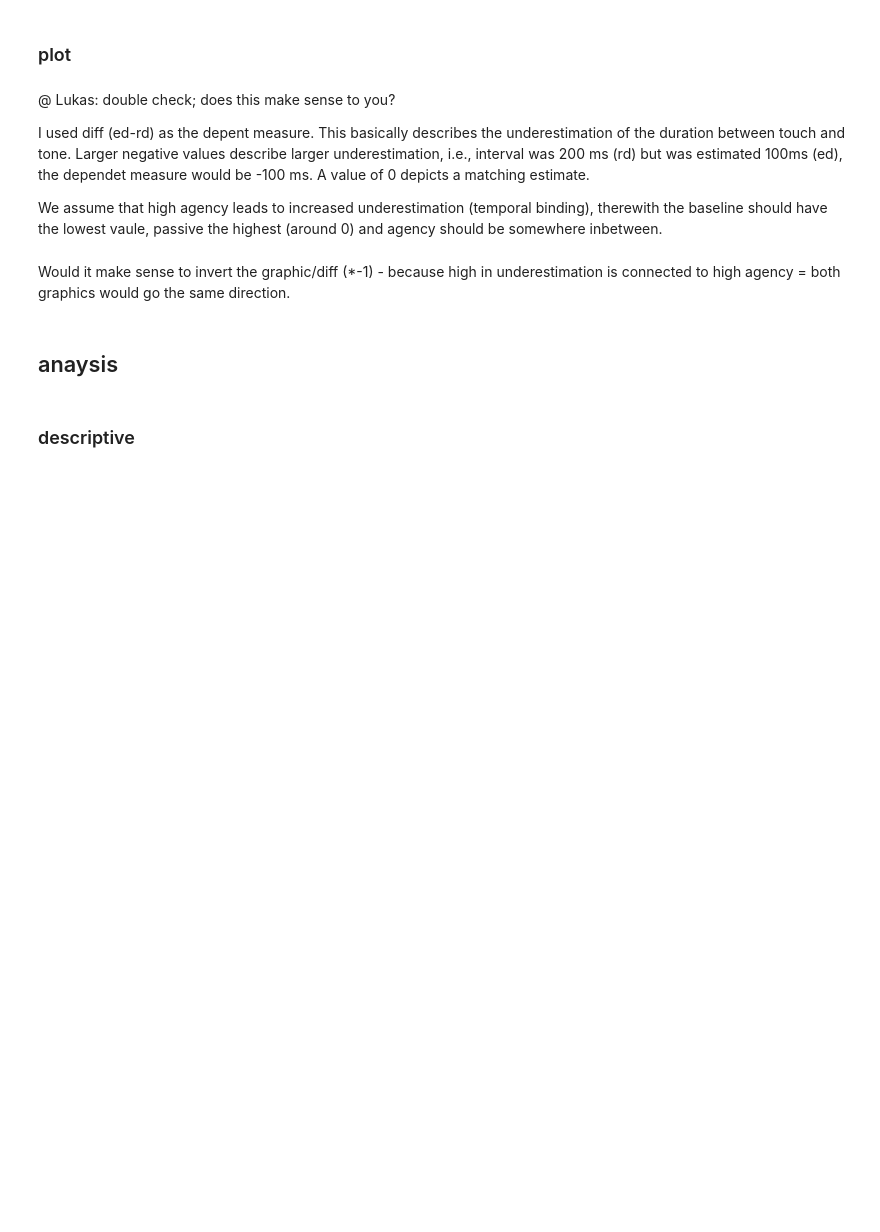
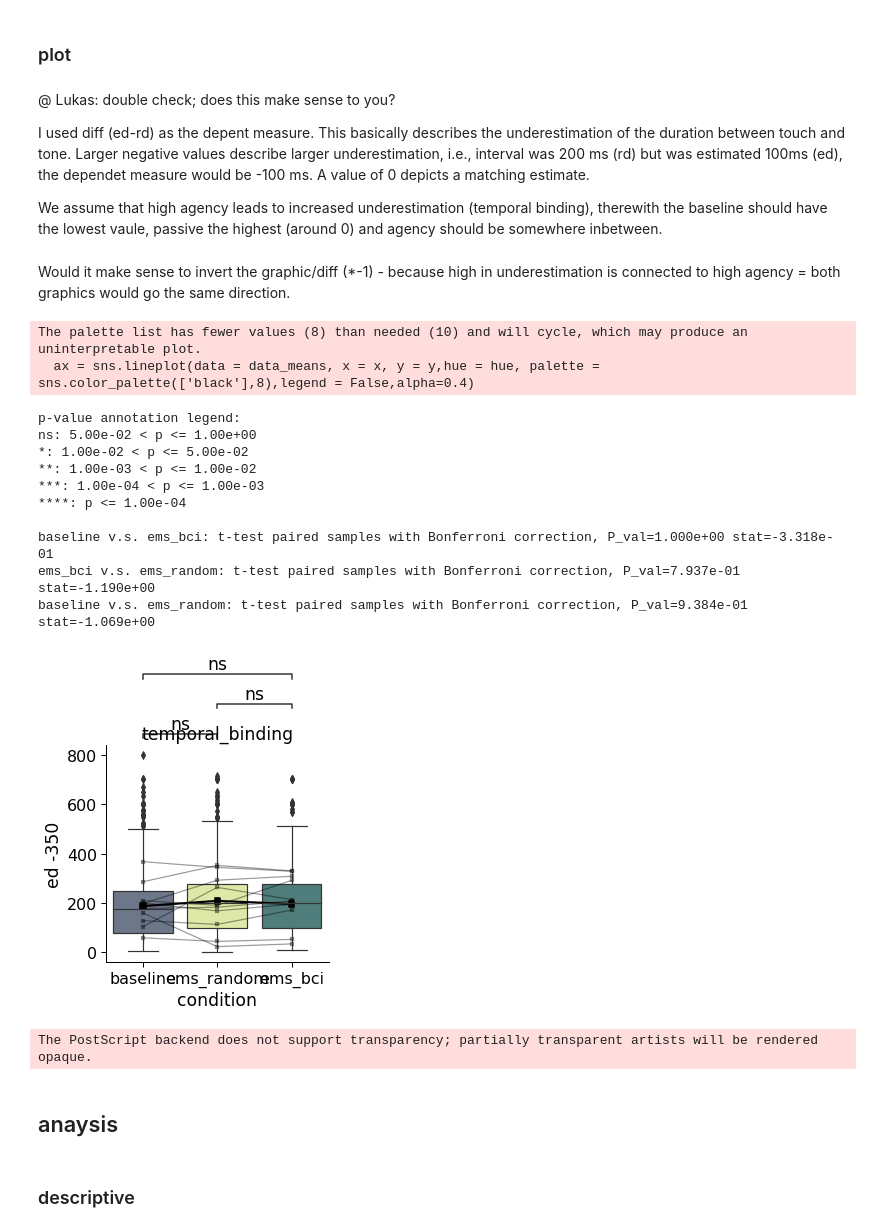
Before and after one commit to lukasgehrke/2021-fastReach, a Jupyter notebook: analyses/Leonie_tests/analysis_short.ipynb, the cells around one changed output. Cells and saved outputs as stored; diff of their text form; code cells hidden in the pictures; blank space fills up the shorter version.

```diff
--- a/analyses/Leonie_tests/analysis_short.ipynb
+++ b/analyses/Leonie_tests/analysis_short.ipynb
@@ -182,34 +230,49 @@ with sns.plotting_context('paper', font_scale = 1.8):
         # show boxplots
     ax = sns.boxplot(data = data,x = x, y = y,  order= ['baseline','ems_random','ems_bci'] ,  palette= palette )
     for patch in ax.patches: # adapt alpha
             r, g, b, a = patch.get_facecolor()
             patch.set_facecolor((r, g, b, .9))
 
     # show line connecting means
     ax =  sns.pointplot(data = data,x = x, y = y, markers="s" ,color = 'black', order = cats)
 
      #  show lines connecting pid means observations
     ax = sns.lineplot(data = data_means, x = x, y = y,hue = hue, palette = sns.color_palette(['black'],8),legend = False,alpha=0.4)
 
     ax = sns.scatterplot(data=data_means, x=x, y=y,s=10, legend= True, marker="s",color = 'black',edgecolor = 'black',alpha=0.4)
 
     # ax.invert_yaxis()
-    # add_stat_annotation(ax, data=data, x=x, y=y, box_pairs=[("baseline", "ems_random"), ("baseline", "ems_bci"), ('ems_random', 'ems_bci')], test='t-test_paired', text_format='star', loc='outside', verbose=2)
+    add_stat_annotation(ax, data=data_means, x=x, y=y, box_pairs=[("baseline", "ems_random"), ("baseline", "ems_bci"), ('ems_random', 'ems_bci')], test='t-test_paired', text_format='star', loc='outside', verbose=2)
 
     handles, labels = ax.get_legend_handles_labels()
 
     #plt.legend(handles[3:6],labels[3:6],frameon=True,loc = 'upper left',labelspacing =0.3)
 
     # label_plot_for_subcats(ax)
     ax.set_title(title)
     ax.set_ylabel(ylabel)
     ax.set_xlabel(xlabel)
 
     plt.show()
 
 fig.savefig('results/'+title + '_'+'.eps', format='eps', transparent=True, bbox_inches='tight', dpi=300)
 fig.savefig('results/'+title + '_'+'.svg', format='svg', transparent=True, bbox_inches='tight', dpi=300)
 fig.savefig('results/'+title + '_' +'.png', format='png', transparent=True, bbox_inches='tight', dpi=300)
+# %% [output]
+The palette list has fewer values (8) than needed (10) and will cycle, which may produce an uninterpretable plot.
+  ax = sns.lineplot(data = data_means, x = x, y = y,hue = hue, palette = sns.color_palette(['black'],8),legend = False,alpha=0.4)
+p-value annotation legend:
+ns: 5.00e-02 < p <= 1.00e+00
+*: 1.00e-02 < p <= 5.00e-02
+**: 1.00e-03 < p <= 1.00e-02
+***: 1.00e-04 < p <= 1.00e-03
+****: p <= 1.00e-04
+
+baseline v.s. ems_bci: t-test paired samples with Bonferroni correction, P_val=1.000e+00 stat=-3.318e-01
+ems_bci v.s. ems_random: t-test paired samples with Bonferroni correction, P_val=7.937e-01 stat=-1.190e+00
+baseline v.s. ems_random: t-test paired samples with Bonferroni correction, P_val=9.384e-01 stat=-1.069e+00
+[figure, added]
+The PostScript backend does not support transparency; partially transparent artists will be rendered opaque.
 # %% [markdown]
 ## anaysis
 # %% [markdown]
```
Also changed, not shown: parts of 19 cells of this notebook, 34 other files.
